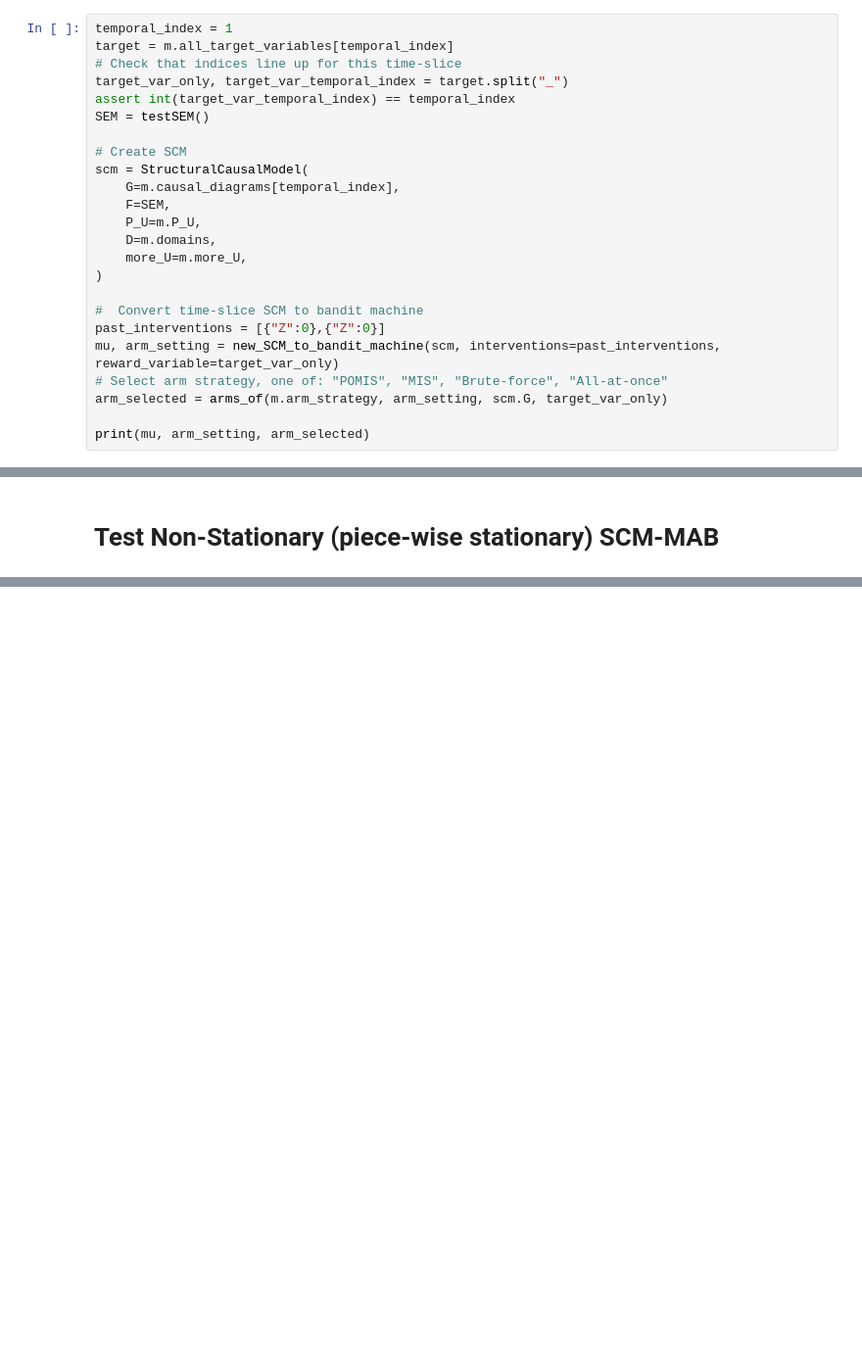
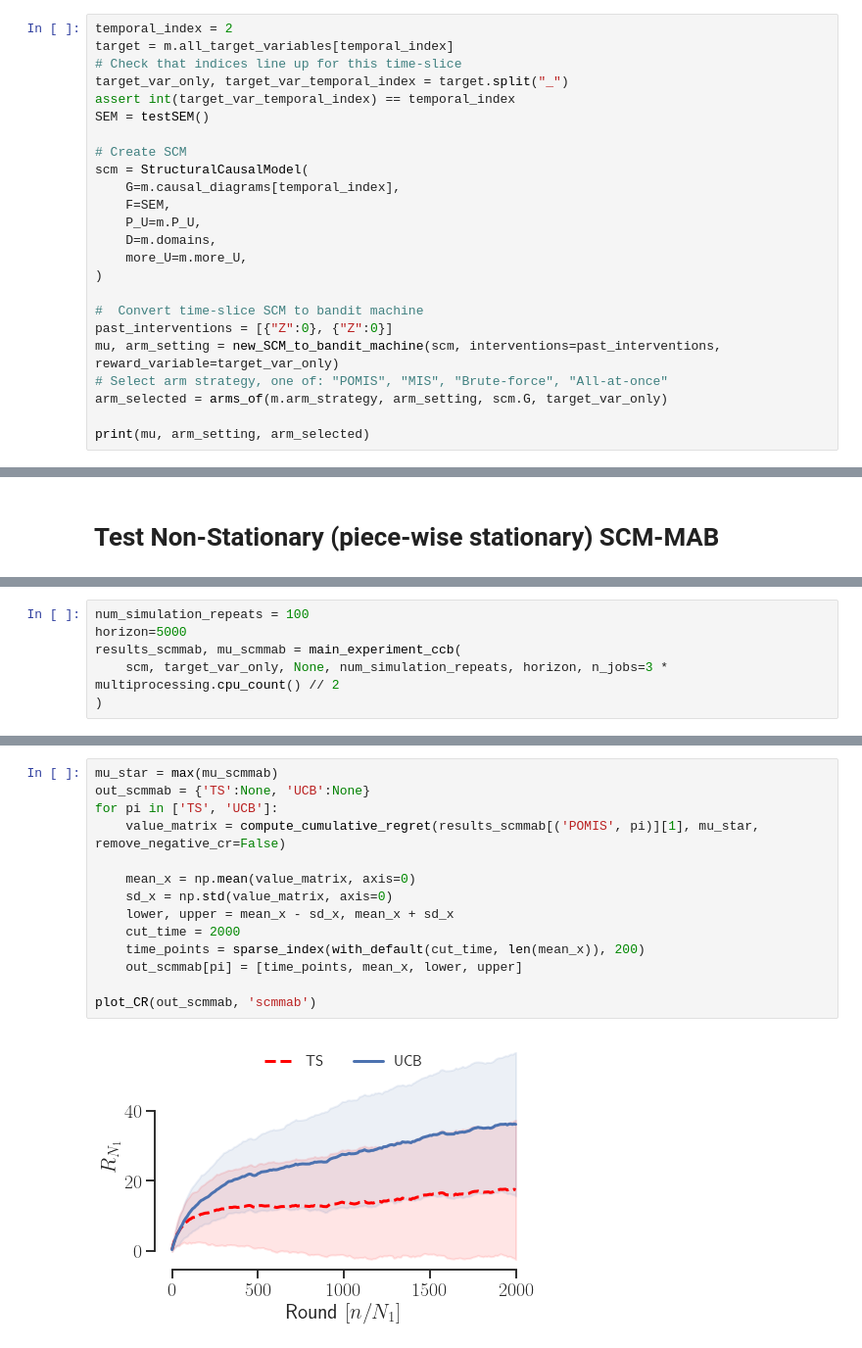
Before and after one commit to neildhir/non-stationary-causal-bandits, a Jupyter notebook: notebooks/demo.ipynb, the cells around one changed output, grey strips where cells are left out. Shown at 98% size. Saved outputs shown, nothing was run; the diff lists cells and outputs as text; blank space fills up the shorter version.

```diff
--- a/notebooks/demo.ipynb
+++ b/notebooks/demo.ipynb
@@ -135,5 +161,5 @@ POMIS
 # %%
-temporal_index = 1
+temporal_index = 2
 target = m.all_target_variables[temporal_index]
 # Check that indices line up for this time-slice
 target_var_only, target_var_temporal_index = target.split("_")
@@ -150,7 +176,7 @@ scm = StructuralCausalModel(
 )
 
 #  Convert time-slice SCM to bandit machine
-past_interventions = [{"Z":0},{"Z":0}]
+past_interventions = [{"Z":0}, {"Z":0}]
 mu, arm_setting = new_SCM_to_bandit_machine(scm, interventions=past_interventions, reward_variable=target_var_only)
 # Select arm strategy, one of: "POMIS", "MIS", "Brute-force", "All-at-once"
 arm_selected = arms_of(m.arm_strategy, arm_setting, scm.G, target_var_only)
@@ -382,0 +241,6 @@ defaultdict(<function <lambda> at 0x...>, {(0,): 0.5000000000000002, (1,): 0.500
+# %%
+num_simulation_repeats = 100
+horizon=5000
+results_scmmab, mu_scmmab = main_experiment_ccb(
+    scm, target_var_only, None, num_simulation_repeats, horizon, n_jobs=3 * multiprocessing.cpu_count() // 2
+)
@@ -382,0 +265,16 @@ defaultdict(<function <lambda> at 0x...>, {(0,): 0.5000000000000002, (1,): 0.500
+# %%
+mu_star = max(mu_scmmab)
+out_scmmab = {'TS':None, 'UCB':None}
+for pi in ['TS', 'UCB']:
+    value_matrix = compute_cumulative_regret(results_scmmab[('POMIS', pi)][1], mu_star, remove_negative_cr=False)
+
+    mean_x = np.mean(value_matrix, axis=0)
+    sd_x = np.std(value_matrix, axis=0)
+    lower, upper = mean_x - sd_x, mean_x + sd_x
+    cut_time = 2000
+    time_points = sparse_index(with_default(cut_time, len(mean_x)), 200)
+    out_scmmab[pi] = [time_points, mean_x, lower, upper]
+
+plot_CR(out_scmmab, 'scmmab')
+# %% [output]
+[figure, added]
```
Also changed, not shown: parts of 14 cells of this notebook, 4 other files.
